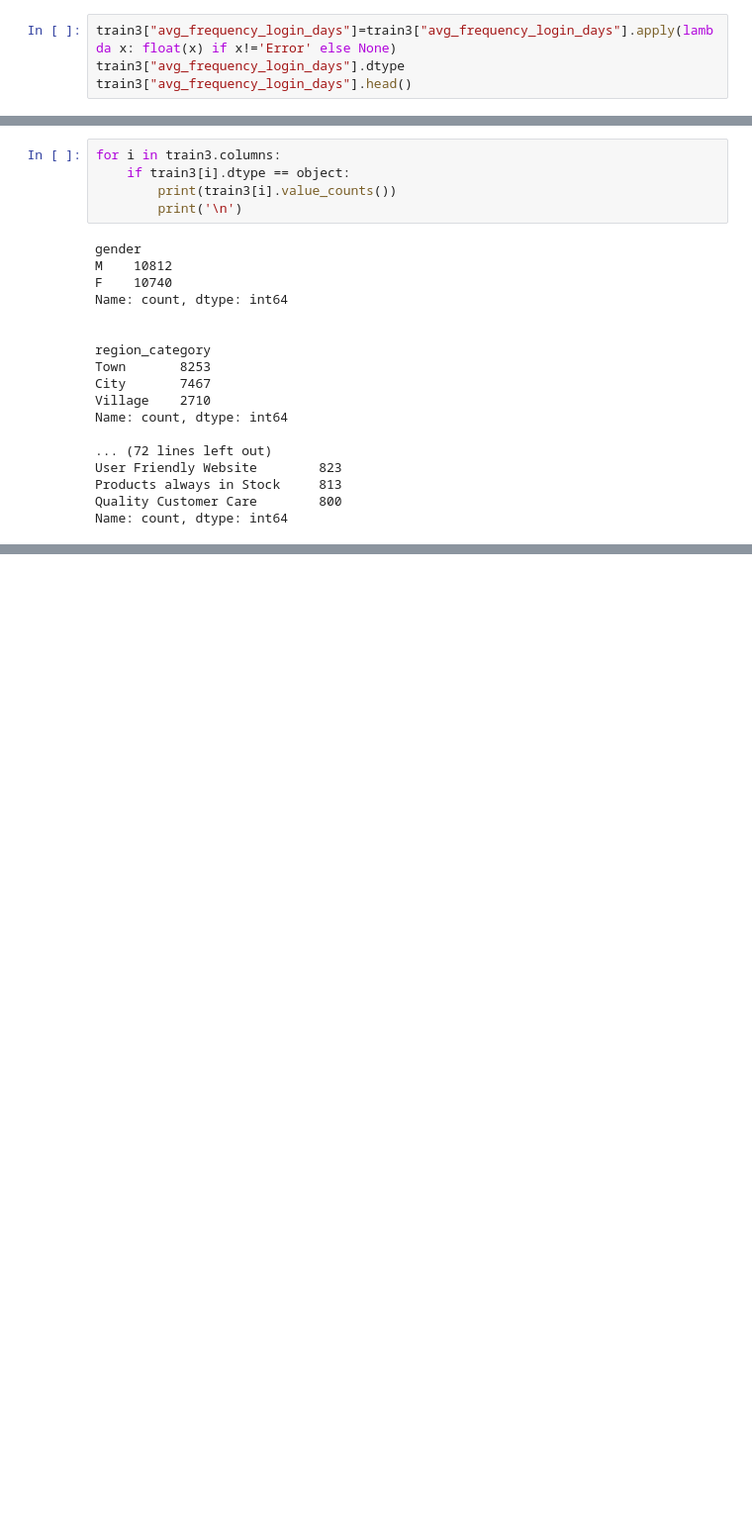
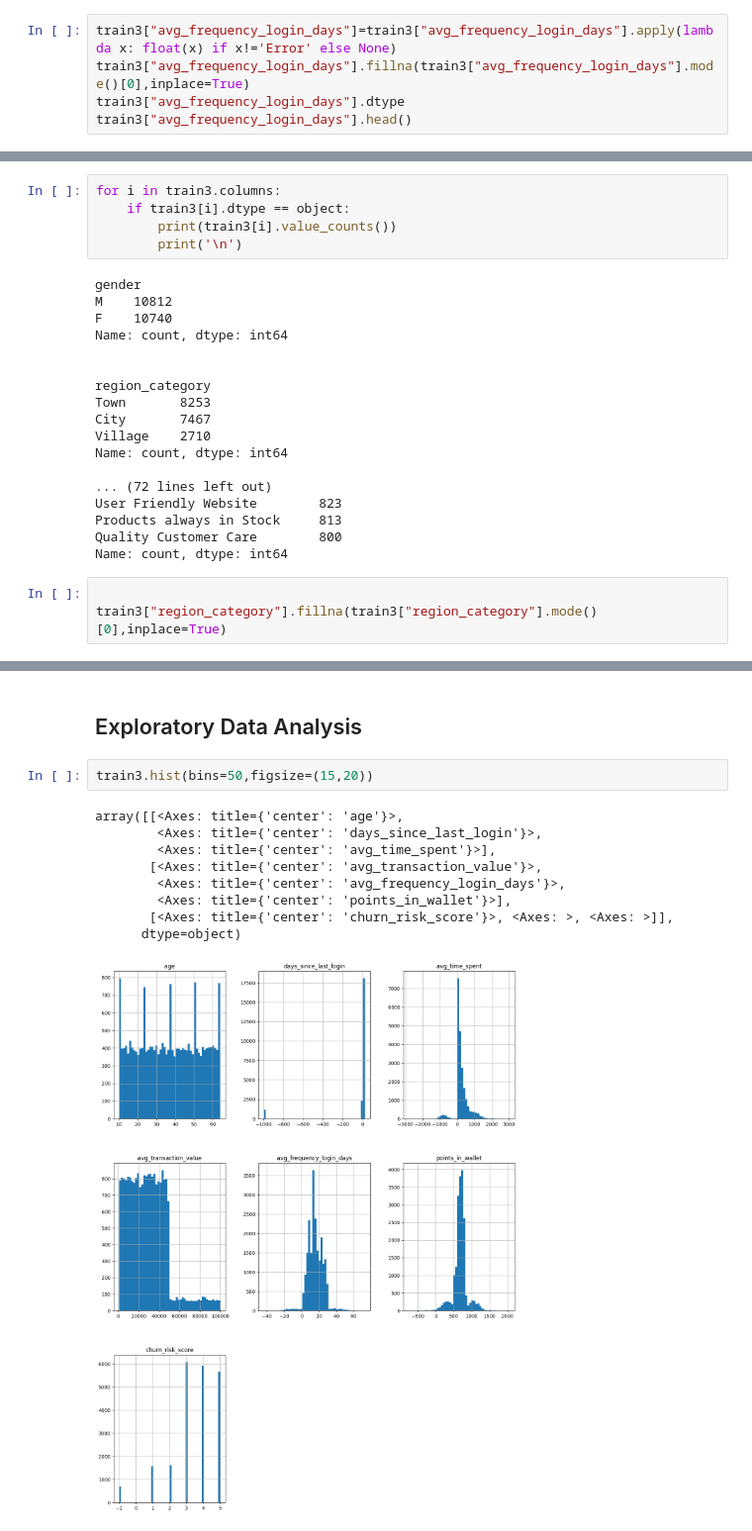
Before and after one commit to SSarkar-1/Customer-Churn-Prediction, a Jupyter notebook: Churn_Predictor.ipynb, the cells around one changed output, grey strips where cells are left out. Shown at 99% size. Cells and saved outputs as stored; diff of their text form; blank space fills up the shorter version.

```diff
--- a/Churn_Predictor.ipynb
+++ b/Churn_Predictor.ipynb
@@ -189,6 +189,7 @@ train3['avg_frequency_login_days'][train['avg_frequency_login_days']=='Error'].c
 np.int64(2013)
 # %%
 train3["avg_frequency_login_days"]=train3["avg_frequency_login_days"].apply(lambda x: float(x) if x!='Error' else None)
+train3["avg_frequency_login_days"].fillna(train3["avg_frequency_login_days"].mode()[0],inplace=True)
 train3["avg_frequency_login_days"].dtype
 train3["avg_frequency_login_days"].head()
 # %% [output]
@@ -226,3 +237,6 @@ User Friendly Website        823
 Products always in Stock     813
 Quality Customer Care        800
 Name: count, dtype: int64
+# %%
+
+train3["region_category"].fillna(train3["region_category"].mode()[0],inplace=True)
@@ -228,0 +274,14 @@ Name: count, dtype: int64
+# %% [markdown]
+## Exploratory Data Analysis
+# %%
+train3.hist(bins=50,figsize=(15,20))
+# %% [output]
+array([[<Axes: title={'center': 'age'}>,
+        <Axes: title={'center': 'days_since_last_login'}>,
+        <Axes: title={'center': 'avg_time_spent'}>],
+       [<Axes: title={'center': 'avg_transaction_value'}>,
+        <Axes: title={'center': 'avg_frequency_login_days'}>,
+        <Axes: title={'center': 'points_in_wallet'}>],
+       [<Axes: title={'center': 'churn_risk_score'}>, <Axes: >, <Axes: >]],
+      dtype=object)
+[figure, added]
```
Also changed, not shown: parts of 10 cells of this notebook.
